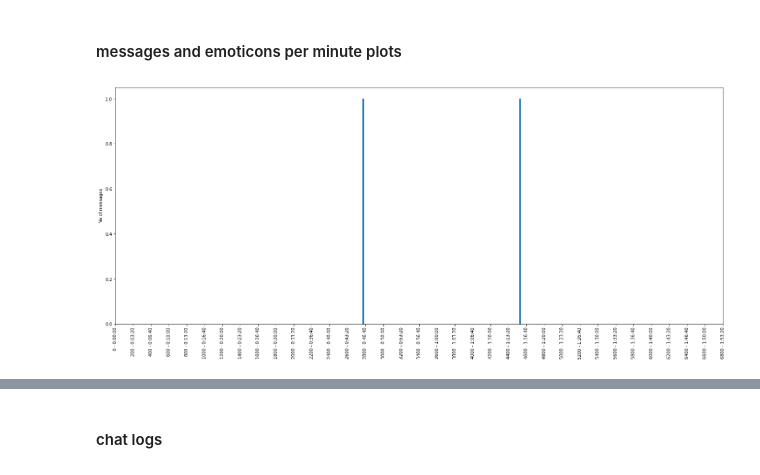
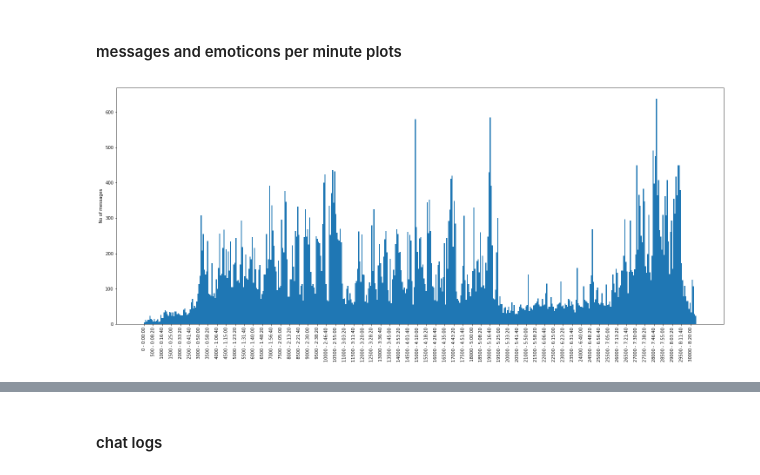
Before and after one commit to missinglinks/twitch-chat-stuff, a Jupyter notebook: Twitch Chat Analysis.ipynb, the cells around one changed output, grey strips where cells are left out. Cells and saved outputs as stored; diff of their text form; code cells hidden in the pictures.

```diff
--- a/Twitch Chat Analysis.ipynb
+++ b/Twitch Chat Analysis.ipynb
@@ -46,7 +47,7 @@ chat.emoticons(info="label").most_common(10)
 # %% [markdown]
 #### messages and emoticons per minute plots
-# %%
-chat.plot_messages(0,7000,200, text_filter="praise")
-# %% [output]
-[figure, removed]
+# %%
+chat.plot_messages(ticks=500)
+# %% [output]
+[figure, added]
 # %%
```
Also changed, not shown: parts of 19 cells of this notebook, 11 other files.
